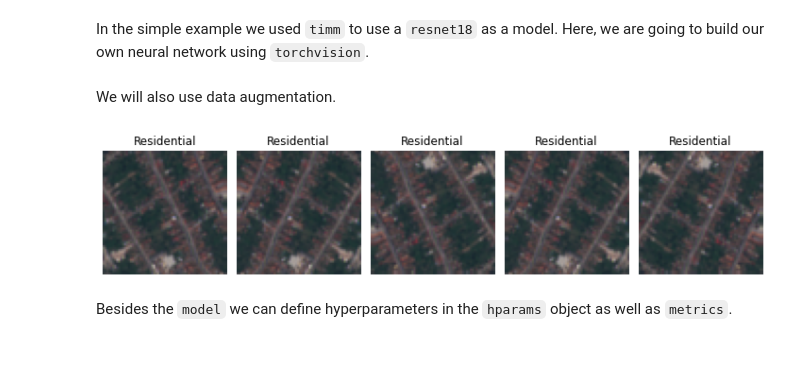
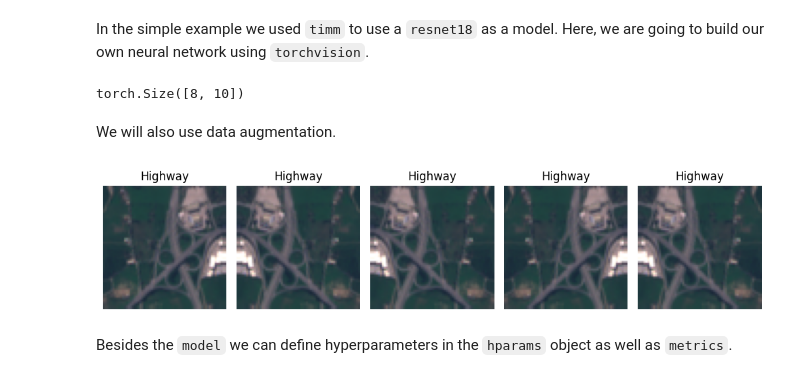
Before and after one commit to earthpulse/pytorchEO, a Jupyter notebook: examples/eurosat_advanced.ipynb, the cells around one changed output. Saved outputs shown, nothing was run; the diff lists cells and outputs as text; code cells hidden in the pictures.

```diff
--- a/examples/eurosat_advanced.ipynb
+++ b/examples/eurosat_advanced.ipynb
@@ -115,2 +88,13 @@ class MyModel(torch.nn.Module):
+# %%
+import torchvision
+import torch
+
+model = torchvision.models.resnet18()
+model.fc = torch.nn.Linear(512, ds.num_classes)
+
+output = model(torch.randn(8, 3, 224, 224))
+output.shape
+# %% [output]
+torch.Size([8, 10])
 # %% [markdown]
 We will also use data augmentation.
@@ -127,26 +101,42 @@ ds.setup()
+# %%
+import albumentations as A
+from einops import rearrange
+from albumentations.pytorch import ToTensorV2
+
+def clip(x, **kwargs): return np.clip(x, 0., 1.)
+def add_channel(x, **kwargs): return rearrange(x, 'h w -> h w 1') if x.ndim == 2 else x
+
+trans = A.Compose([
+    A.HorizontalFlip(),
+    A.VerticalFlip(),
+    A.Normalize(0, 1, max_pixel_value=4000),    # divide by 4000
+    A.Lambda(image=clip),                       # clip to [0,1]
+    A.Lambda(image=add_channel),                # add channel dimension if only one band
+    ToTensorV2()                                # convert to float tensor and channel first
+])
+
+ds = EuroSAT(batch_size=25, train_trans=trans)
+ds.setup()
 # %%
 fig = plt.figure(figsize=(10, 10))
-th = 4000
 rounds = 5
 for i, img in enumerate(range(rounds)):
     ax = plt.subplot(1, rounds, i + 1)
     batch = ds.train_ds[10]
     img, label = batch['image'], batch['label']
-    img = torch.from_numpy(img)
-    img = to_uint8(img, 0, th)
-    if img.ndim < 3:
-        ax.imshow(img, cmap="gray")
+    if img.size(0) == 1: # one band
+        ax.imshow(img[0], cmap="gray")
     else:
-        if img.size(-1) == 3:
-            ax.imshow(img)
-        else:
-            ax.imshow(img[...,(3,2,1)])
+        if img.size(-1) == 3: # rgb
+            ax.imshow(img.permute(1,2,0))
+        else: # multiple bands with RGB in bands 3,2,1
+            ax.imshow(img[(3,2,1),...].permute(1,2,0))
     ax.set_title(ds.classes[label])
     ax.axis('off')
 plt.tight_layout()
 plt.show()
 # %% [output]
-[figure, old version]
+[figure, new version]
 # %% [markdown]
 Besides the `model` we can define hyperparameters in the `hparams` object as well as `metrics`.
 # %%
```
Also changed, not shown: parts of 10 cells of this notebook, 34 other files.
